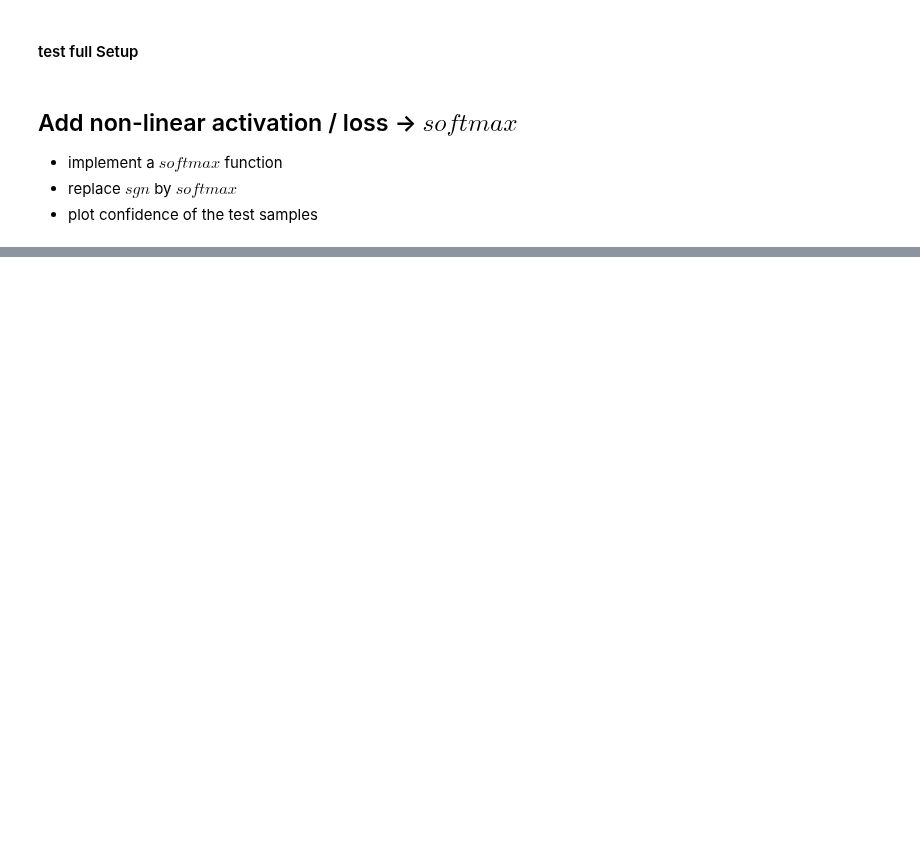
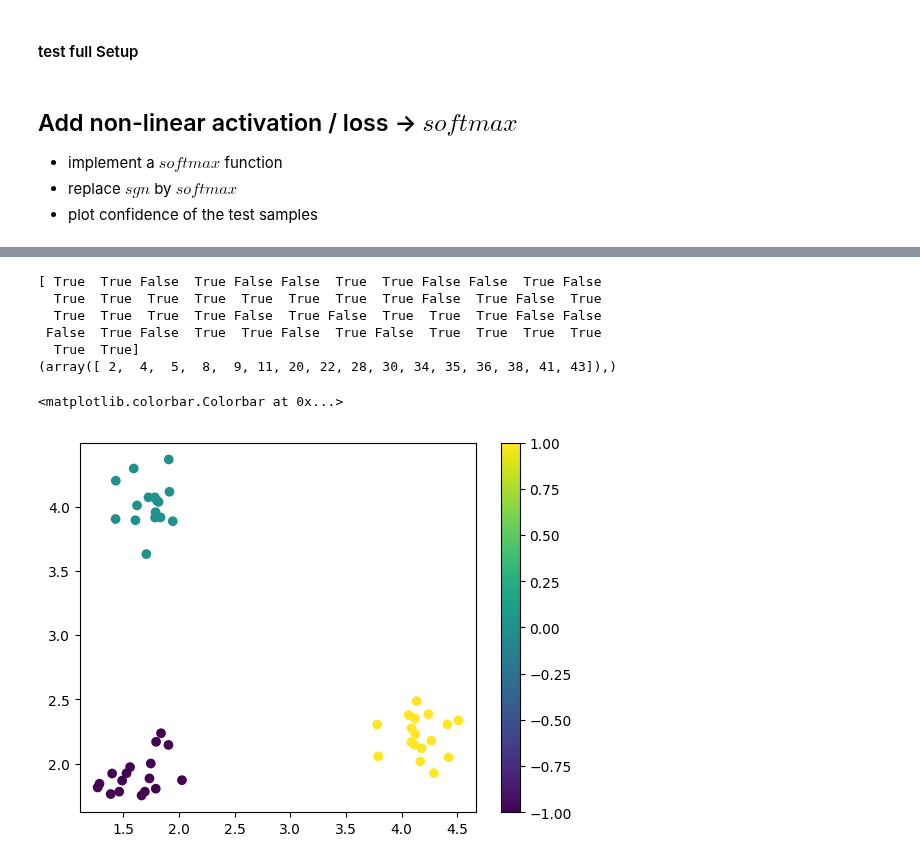
Before and after one commit to Mv0sKff/MyDeepLearning, a Jupyter notebook: week_2/Aufgabe_2_Multi_Class_Perceptrons.ipynb, the cells around one changed output, grey strips where cells are left out. Saved outputs shown, nothing was run; the diff lists cells and outputs as text; code cells hidden in the pictures; blank space fills up the shorter version.

```diff
--- a/week_2/Aufgabe_2_Multi_Class_Perceptrons.ipynb
+++ b/week_2/Aufgabe_2_Multi_Class_Perceptrons.ipynb
@@ -146,0 +154,19 @@ def softmax(x):
+# %%
+#softmax(w1.dot(X.T)+b1)
+print(y==np.sign(w1.dot(X.T)+b1))
+pos=np.where(y!=np.sign(w1.dot(X.T)+b1))
+print(pos)
+
+y_test=np.copy(y)
+y_test[pos]=0
+plt.scatter(X[:,0],X[:,1],c=y_test)#set color
+plt.colorbar()
+# %% [output]
+[ True  True False  True False False  True  True False False  True False
+  True  True  True  True  True  True  True  True False  True False  True
+  True  True  True  True False  True False  True  True  True False False
+ False  True False  True  True False  True False  True  True  True  True
+  True  True]
+(array([ 2,  4,  5,  8,  9, 11, 20, 22, 28, 30, 34, 35, 36, 38, 41, 43]),)
+<matplotlib.colorbar.Colorbar at 0x...>
+[figure, added]
```
Also changed, not shown: parts of 7 cells of this notebook.
